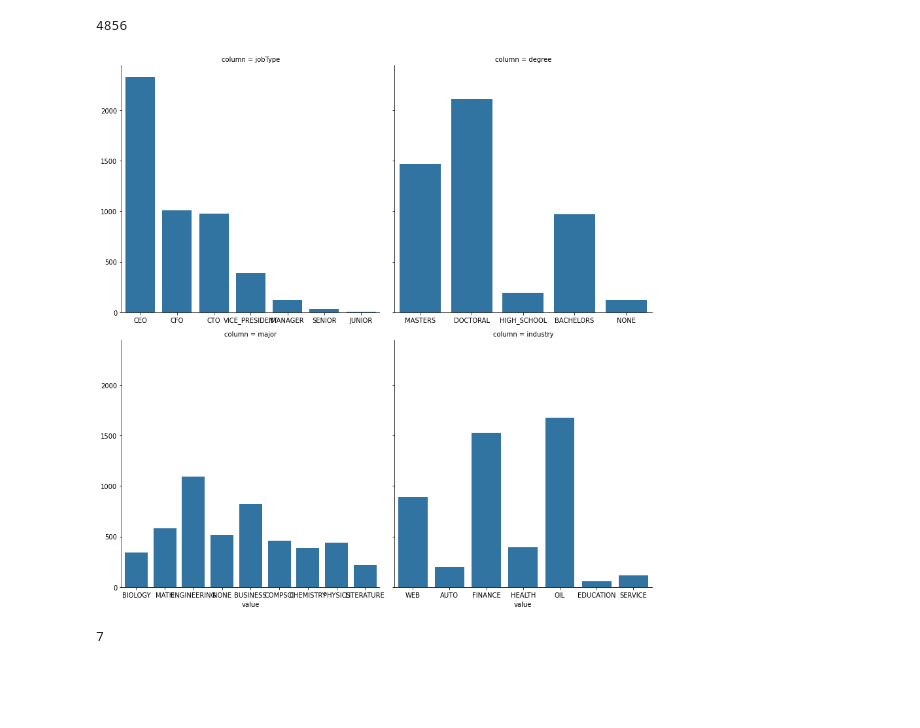
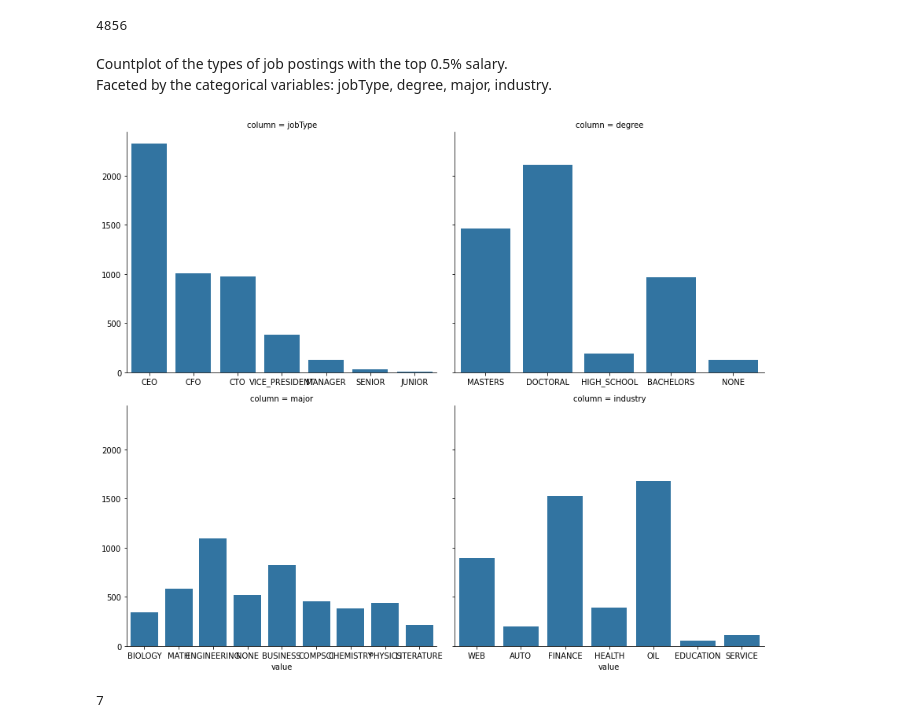
Before and after one commit to scottwiles/salary_prediction, a Jupyter notebook: notebooks/salary_prediction_eda.ipynb, the cells around one changed output. Cells and saved outputs as stored; diff of their text form; code cells hidden in the pictures; blank space fills up the shorter version.

```diff
--- a/notebooks/salary_prediction_eda.ipynb
+++ b/notebooks/salary_prediction_eda.ipynb
@@ -189,12 +200,15 @@ sum(train_salaries.salary > percentile_99)
 # %%
 top_salaries = salaries_all.loc[salaries_all.salary > percentile_99]
 top_salaries_melted = pd.melt(top_salaries[['jobType', 'degree', 'major', 'industry']], value_vars = ['jobType', 'degree', 'major', 'industry'], var_name = 'column')
-
-grid = sns.FacetGrid(top_salaries_melted, col = 'column', col_wrap=2, sharex = False, height=6)
-grid.map(sns.countplot, 'value')
-plt.show()
-# %% [output]
-[figure, removed]
+# %% [markdown]
+Countplot of the types of job postings with the top 0.5% salary.
+Faceted by the categorical variables: jobType, degree, major, industry.
+# %%
+grid = sns.FacetGrid(top_salaries_melted, col = 'column', col_wrap = 2, sharex = False, height = 5, aspect = 1.2)
+grid.map(sns.countplot, 'value')
+plt.show()
+# %% [output]
+[figure, added]
 # %%
 sum(top_salaries.jobType == 'JUNIOR')
 # %% [output]
```
Also changed, not shown: parts of 5 cells of this notebook.
